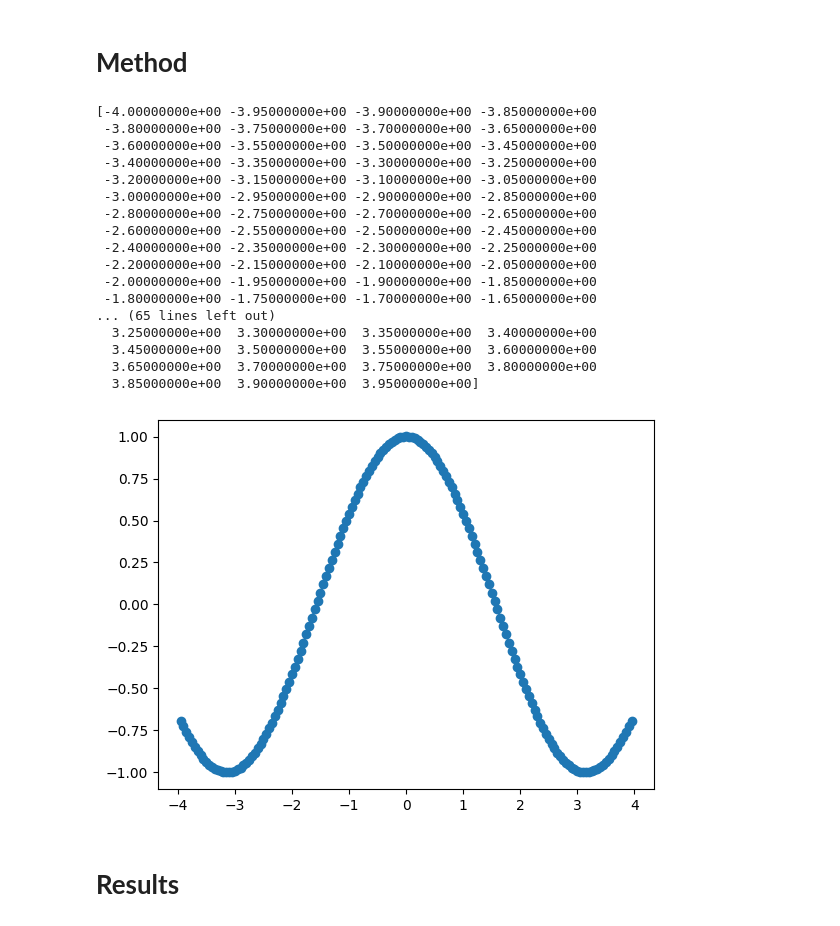
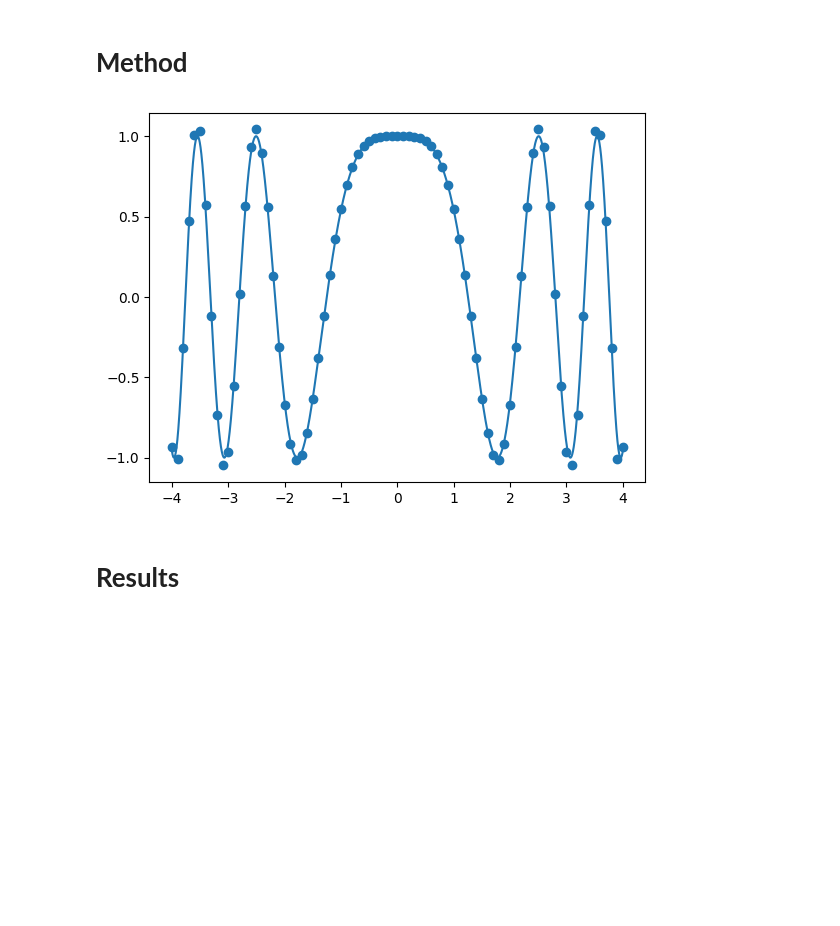
Before and after one commit to johanhoffman/DD2363_VT24, a Jupyter notebook: Lab3/Widen00_lab3.ipynb, the cells around one changed output. Drawn from its saved outputs; the diff is of its cells as text; code cells hidden in the pictures; blank space fills up the shorter version.

Commit message:
Code done. Now plotting and stuff and write the report

```diff
--- a/Lab3/Widen00_lab3.ipynb
+++ b/Lab3/Widen00_lab3.ipynb
@@ -63,7 +63,7 @@ class loc2globmap:
 
 #Reference function
 def f(x):
-  fx =np.cos(x)
+  fx =np.cos(x**2)
   return fx
 
 #Input x, interval nr k, mesh and if it is the 0 or 1 polynomial in nr
@@ -178,65 +178,53 @@ def l2_to_pw(f, mesh):
   #Get alpha coordinates
   alpha = coordinates(A, b)
 
-
+  #Calculate the projected function in the nodal points
+  l2_to_pw_mesh = np.zeros_like(mesh)
+  for i in range(0, len(mesh)):
+    x = mesh[i]
+    q = 1
+    l2_to_pw_mesh[i] = eval_pwp_function(alpha, x, q, mesh)
 
   #Calculate for inner range to avoid rounding errors in mesh edge, this is just
-  #for fun
+  #for fun to calculate points other than the node values
   x_0 = mesh[1]
   x_m1 = mesh[-2]
   #This is put as interval for mesh to get the points xn
-  interval = 0.05
+  interval = 0.01
   nr_points = round((x_m1 - x_0)/interval)
   x_vec = np.zeros(nr_points+1)
   x = x_0
   for i in range(0, nr_points+1):
     x_vec[i] = x
     x += interval
-  print(mesh)
-  print(x_vec)
   l2_to_pw = np.zeros_like(x_vec)
   for i in range(0, len(x_vec)):
     x = x_vec[i]
     q = 1
     l2_to_pw[i] = eval_pwp_function(alpha, x, q, mesh)
 
-  return l2_to_pw, alpha, x_vec
+  return l2_to_pw_mesh, l2_to_pw, alpha, x_vec
 
 #Generate mesh
 x_0 = -4
 x_n = 4
-interval = 0.05
+interval = 0.1
 mesh = np.arange(x_0 ,x_n+interval, interval)
 
 #Call function to calculate
-f_approx, alpha, x_vec = l2_to_pw(f, mesh)
+f_approx_mesh, f_approx, alpha, x_vec = l2_to_pw(f, mesh)
 
+#"Linear" range for exact funtion
+t = np.arange(x_0, x_n, 0.001)
 
 plt.figure(1)
-plt.plot(x_vec, f(x_vec))
+plt.plot(t, f(t))
 #plt.scatter(mesh, alpha)
 #plt.scatter(mesh, f_approx)
-plt.scatter(x_vec, f_approx)
+plt.scatter(mesh, f_approx_mesh)
 plt.show()
 # %% [output]
-[-4.00000000e+00 -3.95000000e+00 -3.90000000e+00 -3.85000000e+00
- -3.80000000e+00 -3.75000000e+00 -3.70000000e+00 -3.65000000e+00
- -3.60000000e+00 -3.55000000e+00 -3.50000000e+00 -3.45000000e+00
- -3.40000000e+00 -3.35000000e+00 -3.30000000e+00 -3.25000000e+00
- -3.20000000e+00 -3.15000000e+00 -3.10000000e+00 -3.05000000e+00
- -3.00000000e+00 -2.95000000e+00 -2.90000000e+00 -2.85000000e+00
- -2.80000000e+00 -2.75000000e+00 -2.70000000e+00 -2.65000000e+00
- -2.60000000e+00 -2.55000000e+00 -2.50000000e+00 -2.45000000e+00
- -2.40000000e+00 -2.35000000e+00 -2.30000000e+00 -2.25000000e+00
- -2.20000000e+00 -2.15000000e+00 -2.10000000e+00 -2.05000000e+00
- -2.00000000e+00 -1.95000000e+00 -1.90000000e+00 -1.85000000e+00
- -1.80000000e+00 -1.75000000e+00 -1.70000000e+00 -1.65000000e+00
-... (65 lines left out)
-  3.25000000e+00  3.30000000e+00  3.35000000e+00  3.40000000e+00
-  3.45000000e+00  3.50000000e+00  3.55000000e+00  3.60000000e+00
-  3.65000000e+00  3.70000000e+00  3.75000000e+00  3.80000000e+00
-  3.85000000e+00  3.90000000e+00  3.95000000e+00]
-[figure, old version]
+[figure, new version]
 # %% [markdown]
 # **Results**
 # %% [markdown]
```
